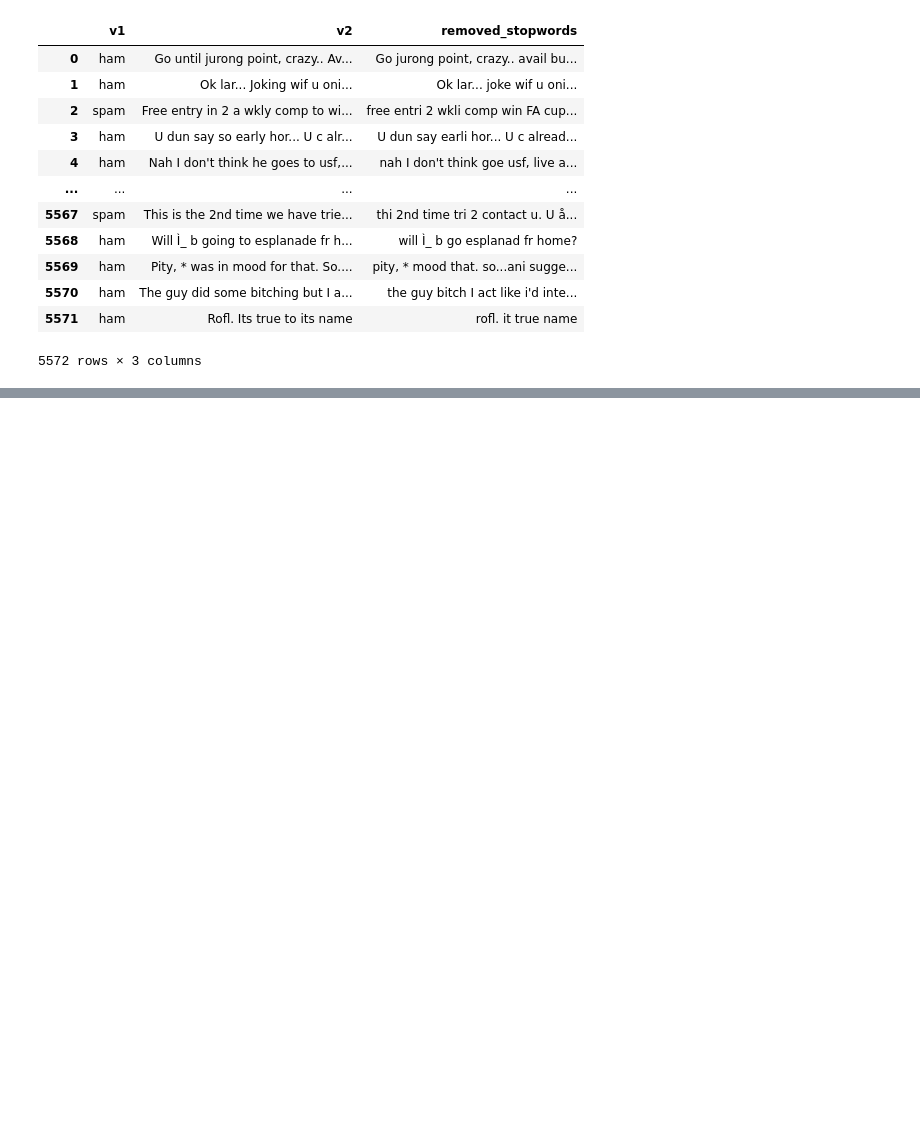
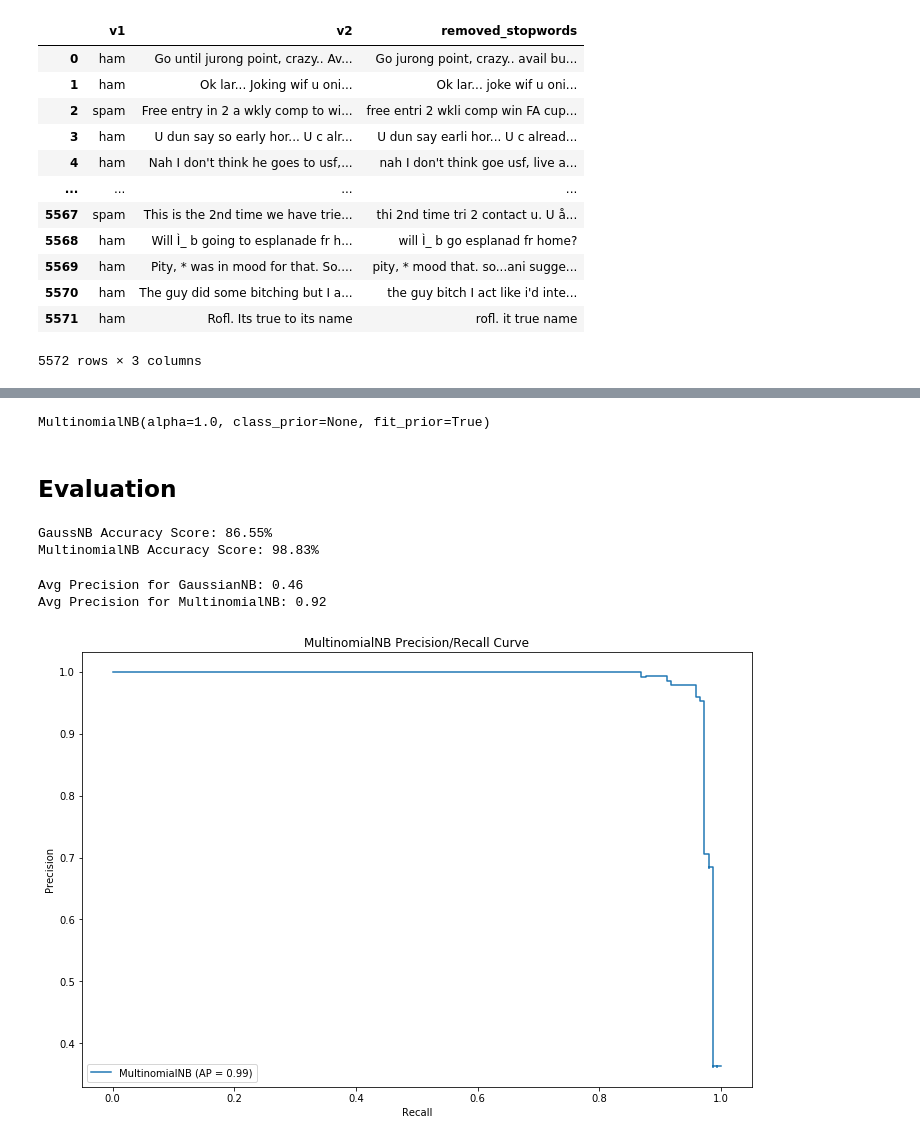
Before and after one commit to fouad89/ai-roadmap, a Jupyter notebook: Naive-Bayes/naive-bayes-notes.ipynb, the cells around one changed output, grey strips where cells are left out. Cells and saved outputs as stored; diff of their text form; code cells hidden in the pictures; blank space fills up the shorter version.

Commit message:
98.7% accuracy MultinomialNB

```diff
--- a/Naive-Bayes/naive-bayes-notes.ipynb
+++ b/Naive-Bayes/naive-bayes-notes.ipynb
@@ -156,0 +180,3 @@ df
+# %%
+y = np.array(y)
+print(y.shape)
@@ -156,0 +202,2 @@ df
+# %%
+X_train, X_test, y_train, y_test = train_test_split(X, y, test_size= 0.2, shuffle=False)
@@ -156,0 +208,8 @@ df
+# %%
+gauss_clf = GaussianNB()
+multi_clf = MultinomialNB()
+# %%
+gauss_clf.fit(X_train, y_train)
+multi_clf.fit(X_train, y_train)
+# %% [output]
+MultinomialNB(alpha=1.0, class_prior=None, fit_prior=True)
@@ -156,0 +219,26 @@ df
+# %% [markdown]
+## Evaluation
+# %%
+score_gauss = accuracy_score(gauss_pred, y_test)
+score_multi = accuracy_score(multi_pred, y_test)
+print(f"GaussNB Accuracy Score: {score_gauss*100:.2f}%")
+print(f"MultinomialNB Accuracy Score: {score_multi*100:.2f}%")
+# %% [output]
+GaussNB Accuracy Score: 86.55%
+MultinomialNB Accuracy Score: 98.83%
+# %%
+average_precision_gauss = average_precision_score(y_test, gauss_pred)
+average_precision_multi = average_precision_score(y_test, multi_pred)
+
+print(f"Avg Precision for GaussianNB: {average_precision_gauss:.2f}")
+print(f"Avg Precision for MultinomialNB: {average_precision_multi:.2f}")
+# %% [output]
+Avg Precision for GaussianNB: 0.46
+Avg Precision for MultinomialNB: 0.92
+# %%
+# plotting the MultinomialNB Precision
+fig, ax = plt.subplots(figsize=(12,8))
+curve = plot_precision_recall_curve(multi_clf, X_test, y_test, ax=ax)
+curve.ax_.set_title("MultinomialNB Precision/Recall Curve");
+# %% [output]
+[figure, added]
```
Also changed, not shown: parts of 15 cells of this notebook.
